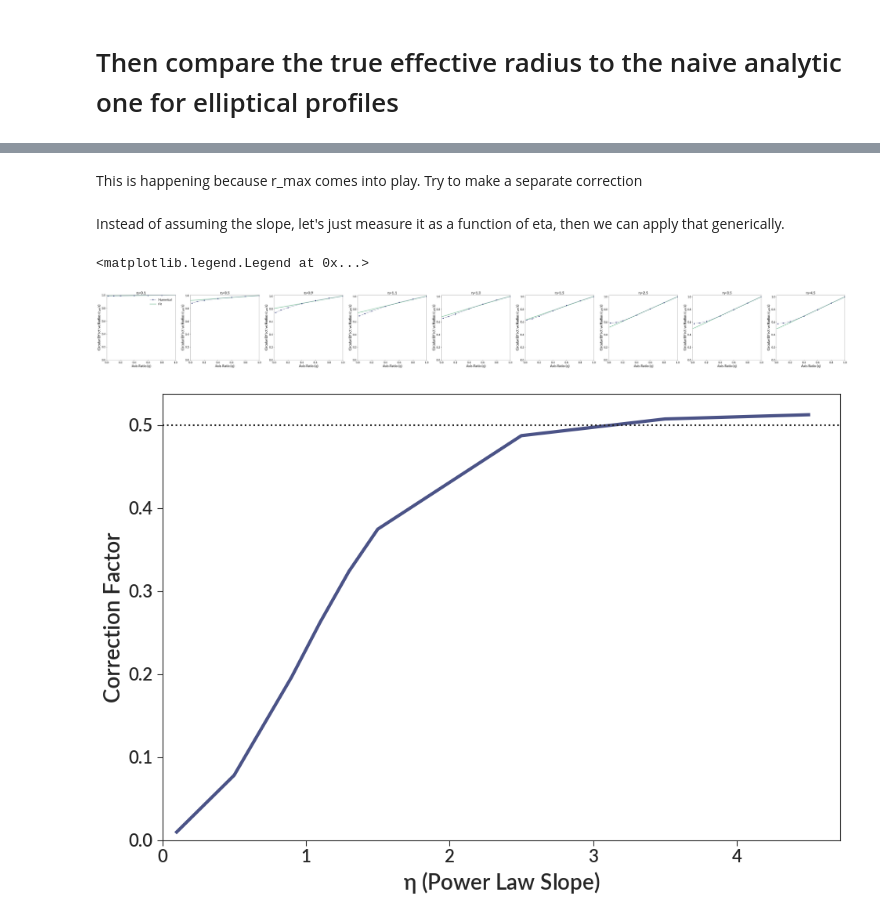
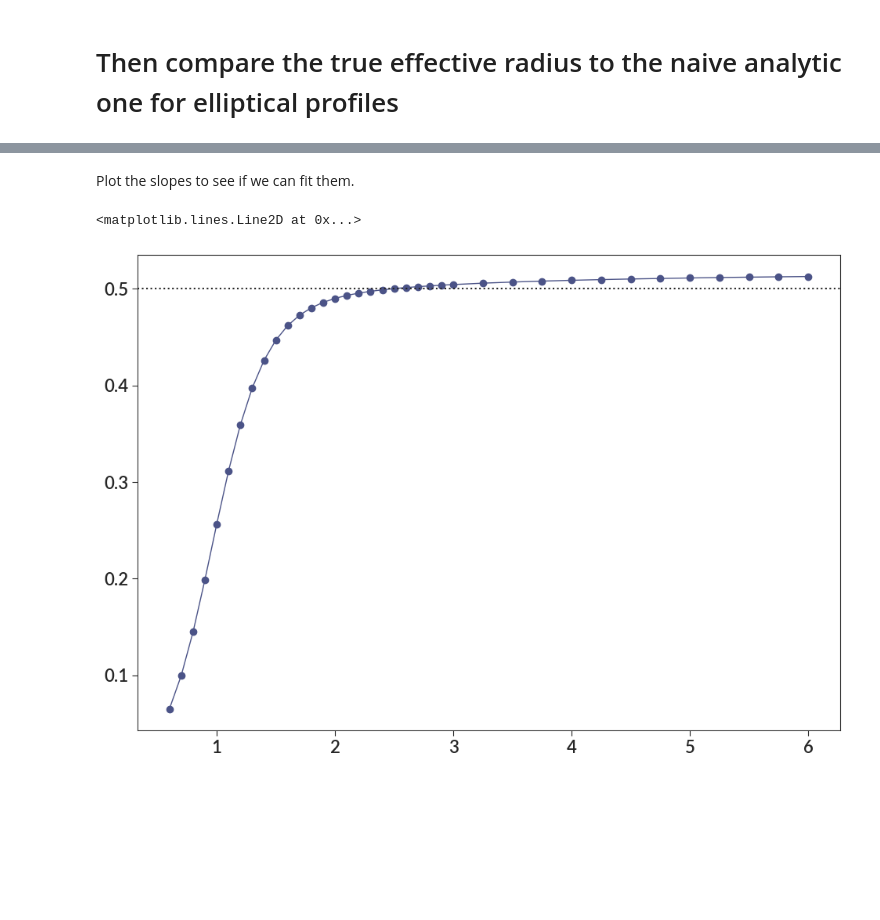
Before and after one commit to gillenbrown/LEGUS-sizes, a Jupyter notebook: testing/ellipticity.ipynb, the cells around one changed output, grey strips where cells are left out. Drawn from its saved outputs; the diff is of its cells as text; code cells hidden in the pictures; blank space fills up the shorter version.

```diff
--- a/testing/ellipticity.ipynb
+++ b/testing/ellipticity.ipynb
@@ -220,0 +190,2 @@ r_eff_numerical_r3_norm = {eta: [r_eff / r_eff_numerical_r3[eta][-1]
+# %%
+r_eff_numerical = dict()
@@ -221,3 +206,7 @@ r_eff_numerical_r3_norm = {eta: [r_eff / r_eff_numerical_r3[eta][-1]
+# %%
+r_eff_numerical_norm = {eta: [r_eff / r_eff_numerical[eta][-1]
+                              for r_eff in r_eff_numerical[eta]]
+                        for eta in sorted(r_eff_numerical)}
 # %%
 def naive_correction(q):
     return (1 + q) * 0.5
@@ -224 +230,7 @@ def naive_correction(q):
+# %%
+def correction(q, slope):
+    # use point slope form, where it intercepts at 1.0
+    # y - 1 = slope (q - 1)
+    # y = 1 + slope (q - 1)
+    return 1 + slope * (q - 1)
 # %%
@@ -278,38 +266,9 @@ fig.savefig("elliptical_r_eff_low_eta.png")
-# %% [markdown]
-This is happening because r_max comes into play. Try to make a separate correction
-# %% [markdown]
-Instead of assuming the slope, let's just measure it as a function of eta, then we can apply that generically.
-# %%
-fig, axs = bpl.subplots(ncols=len(etas), figsize=[7*len(etas), 7])
-axs = axs.flatten()
-
-eta_reff_slopes = []
-eta_reff_intercepts = []
-
-for eta, ax in tqdm(zip(etas, axs)):
-    r_eff_numeric_norm = r_eff_numerical_r3_norm[eta]
-
-    slope, intercept = np.polyfit(x=numeric_qs[-4:], y=r_eff_numeric_norm[-4:], deg=1)
-    eta_reff_intercepts.append(intercept)
-    eta_reff_slopes.append(slope)
-
-    fit_r_eff = [intercept + slope * q for q in analytic_qs]
-
-    ax.plot(numeric_qs, r_eff_numeric_norm, lw=1, marker="o", label='Numerical', zorder=2)
-    ax.plot(analytic_qs, fit_r_eff, lw=4, label="Fit", zorder=1)
-
-    ax.add_labels("Axis Ratio (q)", "Circular Effective Radius ($r_{eff} / a$)", f'$\eta$={eta}')
-    ax.set_limits(0, 1, 0)
-
-axs[0].legend()
-# %% [output]
-<matplotlib.legend.Legend at 0x...>
-[figure, removed]
+# %% [markdown]
+Plot the slopes to see if we can fit them.
 # %%
 fig, ax = bpl.subplots()
-ax.plot(float_etas, eta_reff_slopes)
-ax.add_labels("$\eta$ (Power Law Slope)", "Correction Factor")
-ax.axhline(0.5, ls=':')
-ax.set_limits(0, y_min=0)
+ax.plot(float_etas, eta_reff_slopes, marker="o", lw=1)
+ax.axhline(0.5, ls=":")
 # %% [output]
+<matplotlib.lines.Line2D at 0x...>
-[figure, old version]
+[figure, new version]
```
Also changed, not shown: parts of 13 cells of this notebook, 4 other files.
